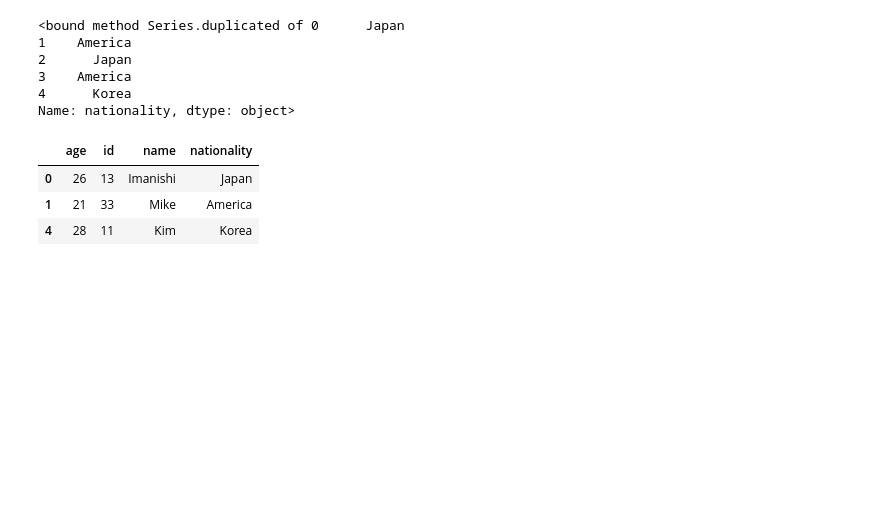
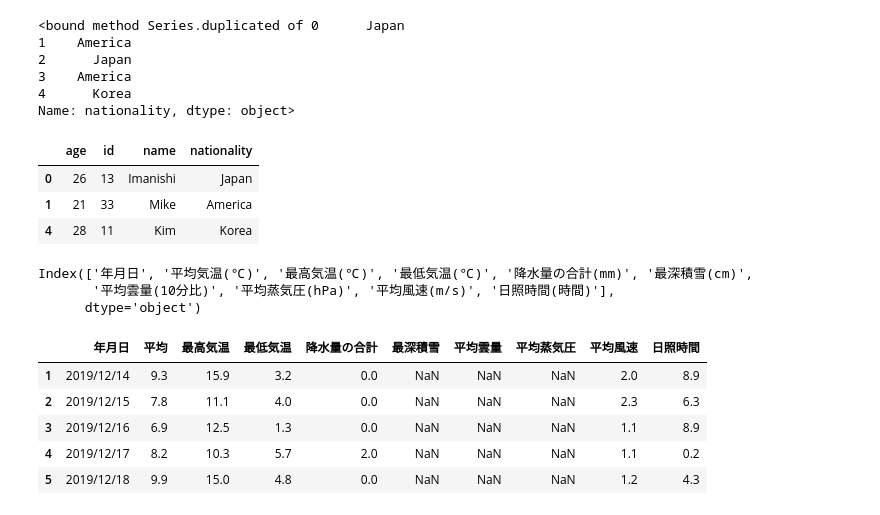
Before and after one commit to Charee-Villapong/for_practice, a Jupyter notebook: python20knock.ipynb, the cells around one changed output. Cells and saved outputs as stored; diff of their text form; code cells hidden in the pictures; blank space fills up the shorter version.

```diff
--- a/python20knock.ipynb
+++ b/python20knock.ipynb
@@ -170,3 +170,9 @@ df_people.drop_duplicates(subset = "nationality")
 | 0 | 26 | 13 | Imanishi | Japan |
 | 1 | 21 | 33 | Mike | America |
 | 4 | 28 | 11 | Kim | Korea |
+# %%
+df.columns
+# %% [output]
+Index(['年月日', '平均気温(℃)', '最高気温(℃)', '最低気温(℃)', '降水量の合計(mm)', '最深積雪(cm)',
+       '平均雲量(10分比)', '平均蒸気圧(hPa)', '平均風速(m/s)', '日照時間(時間)'],
+      dtype='object')
@@ -172,0 +190,9 @@ df_people.drop_duplicates(subset = "nationality")
+# %%
+df.rename(columns={"平均気温":'平均'}).head()
+# %% [output]
+|  | 年月日 | 平均 | 最高気温 | 最低気温 | 降水量の合計 | 最深積雪 | 平均雲量 | 平均蒸気圧 | 平均風速 | 日照時間 |
+| 1 | 2019/12/14 | 9.3 | 15.9 | 3.2 | 0.0 | NaN | NaN | NaN | 2.0 | 8.9 |
+| 2 | 2019/12/15 | 7.8 | 11.1 | 4.0 | 0.0 | NaN | NaN | NaN | 2.3 | 6.3 |
+| 3 | 2019/12/16 | 6.9 | 12.5 | 1.3 | 0.0 | NaN | NaN | NaN | 1.1 | 8.9 |
+| 4 | 2019/12/17 | 8.2 | 10.3 | 5.7 | 2.0 | NaN | NaN | NaN | 1.1 | 0.2 |
+| 5 | 2019/12/18 | 9.9 | 15.0 | 4.8 | 0.0 | NaN | NaN | NaN | 1.2 | 4.3 |
```
Also changed, not shown: parts of 21 cells of this notebook.
